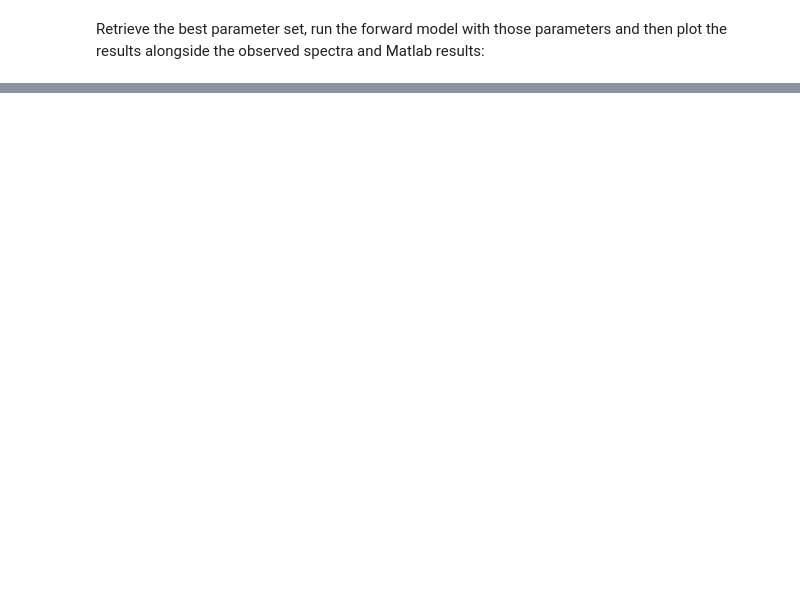
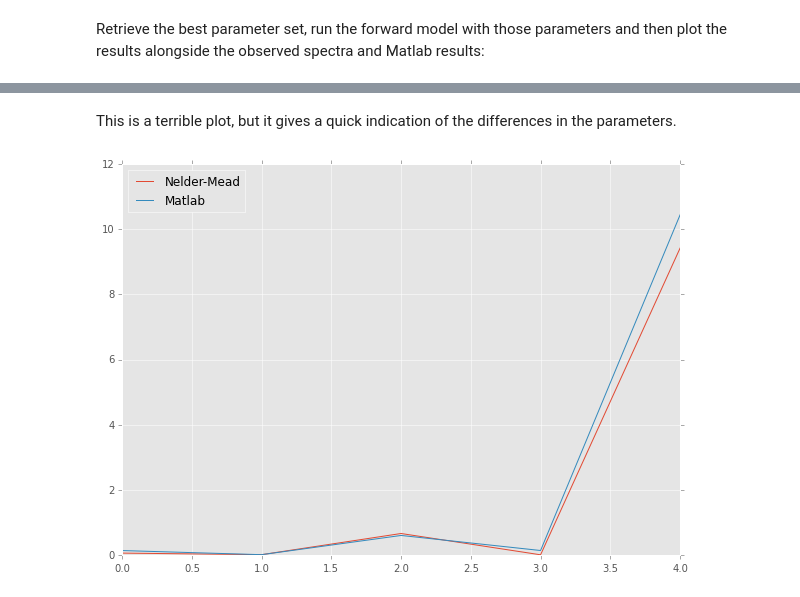
Before and after one commit to obarrilero/sambuca, a Jupyter notebook: reference/notebooks/Sambuca Minimisation Experiments.ipynb, the cells around one changed output, grey strips where cells are left out. Drawn from its saved outputs; the diff is of its cells as text; code cells hidden in the pictures; blank space fills up the shorter version.

```diff
--- a/reference/notebooks/Sambuca Minimisation Experiments.ipynb
+++ b/reference/notebooks/Sambuca Minimisation Experiments.ipynb
@@ -219,0 +230,10 @@ Q: 2.6926022472072886e-12
+# %% [markdown]
+This is a terrible plot, but it gives a quick indication of the differences in the parameters.
+# %%
+plt.figure(figsize=(10,7))
+plt.plot(p_nm, label='Nelder-Mead')
+plt.plot(matlab_final_parameters, label='Matlab')
+plt.legend(loc='upper left')
+plt.show()
+# %% [output]
+[figure, added]
```
Also changed, not shown: parts of 10 cells of this notebook.
